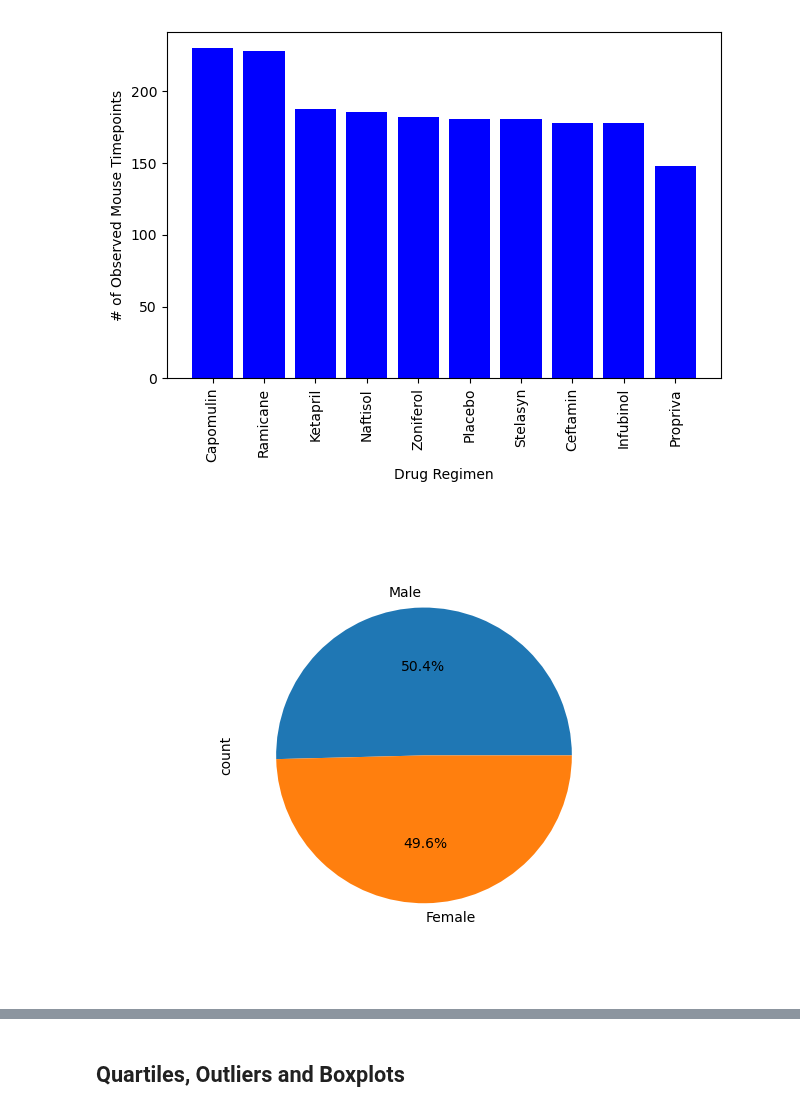
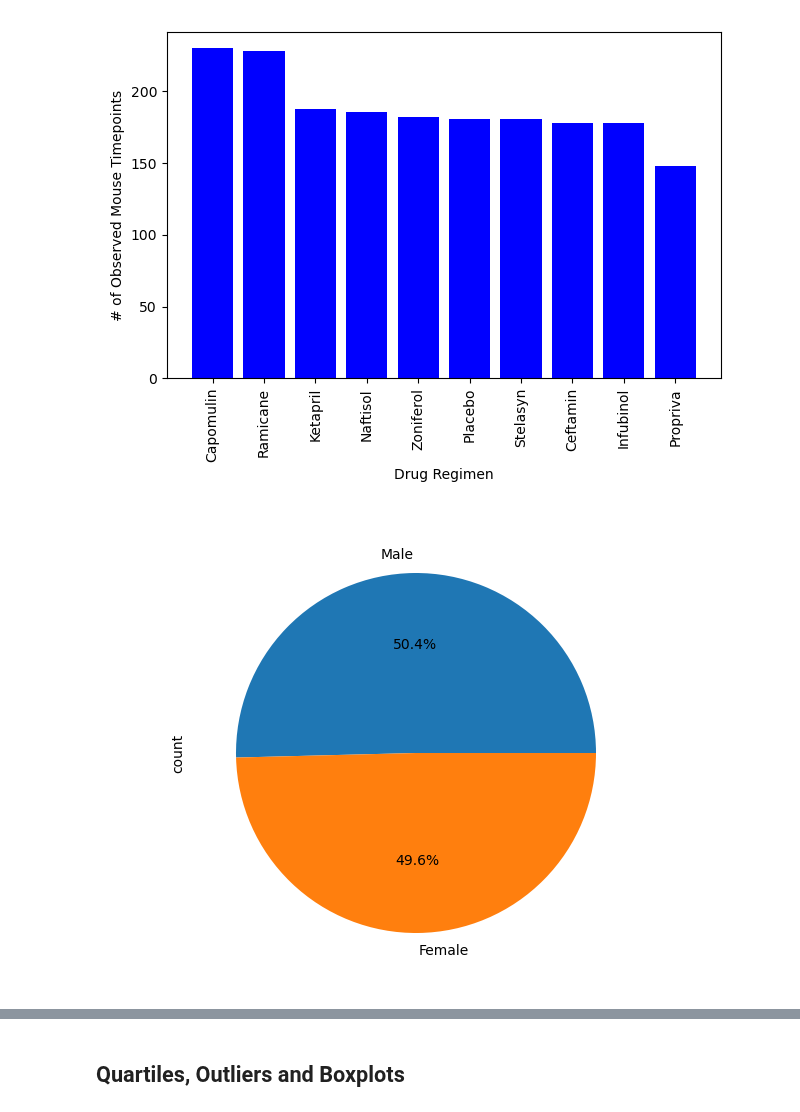
Before and after one commit to darren-coder/Matplotlib-Challenge, a Jupyter notebook: pymaceuticals_starter.ipynb, the cells around one changed output, grey strips where cells are left out. Cells and saved outputs as stored; diff of their text form; code cells hidden in the pictures.

```diff
--- a/pymaceuticals_starter.ipynb
+++ b/pymaceuticals_starter.ipynb
@@ -200,13 +200,16 @@ plt.show()
 # %% [output]
 [figure]
 # %%
-mice_df = cleaned_data.loc[:, ["Mouse ID", "Sex"]].drop_duplicates()
+# Generate a pie chart, using Pandas, showing the distribution of unique female versus male mice used in the study
+# Get the unique mice with their gender
+gender_dispersal = cleaned_data.loc[:, ["Mouse ID", "Sex"]].drop_duplicates()
 
 # Make the pie chart
-counts = mice_df.Sex.value_counts()
+counts = gender_dispersal.Sex.value_counts()
 plt.figure()
 counts.plot(kind="pie",autopct='%1.1f%%')
+plt.tight_layout()
 plt.show()
 # %% [output]
-[figure, old version]
+[figure, new version]
 # %%
```
Also changed, not shown: parts of 3 cells of this notebook.
